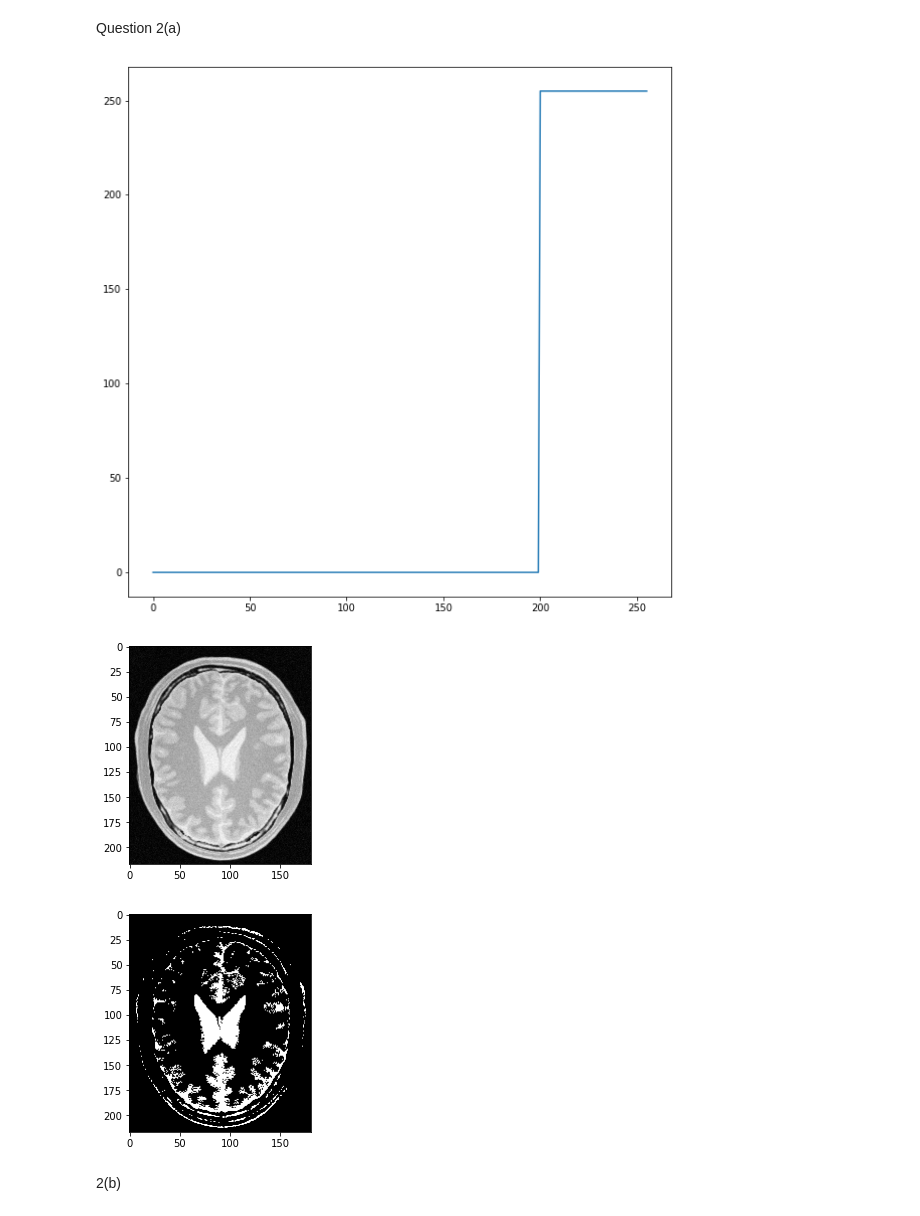
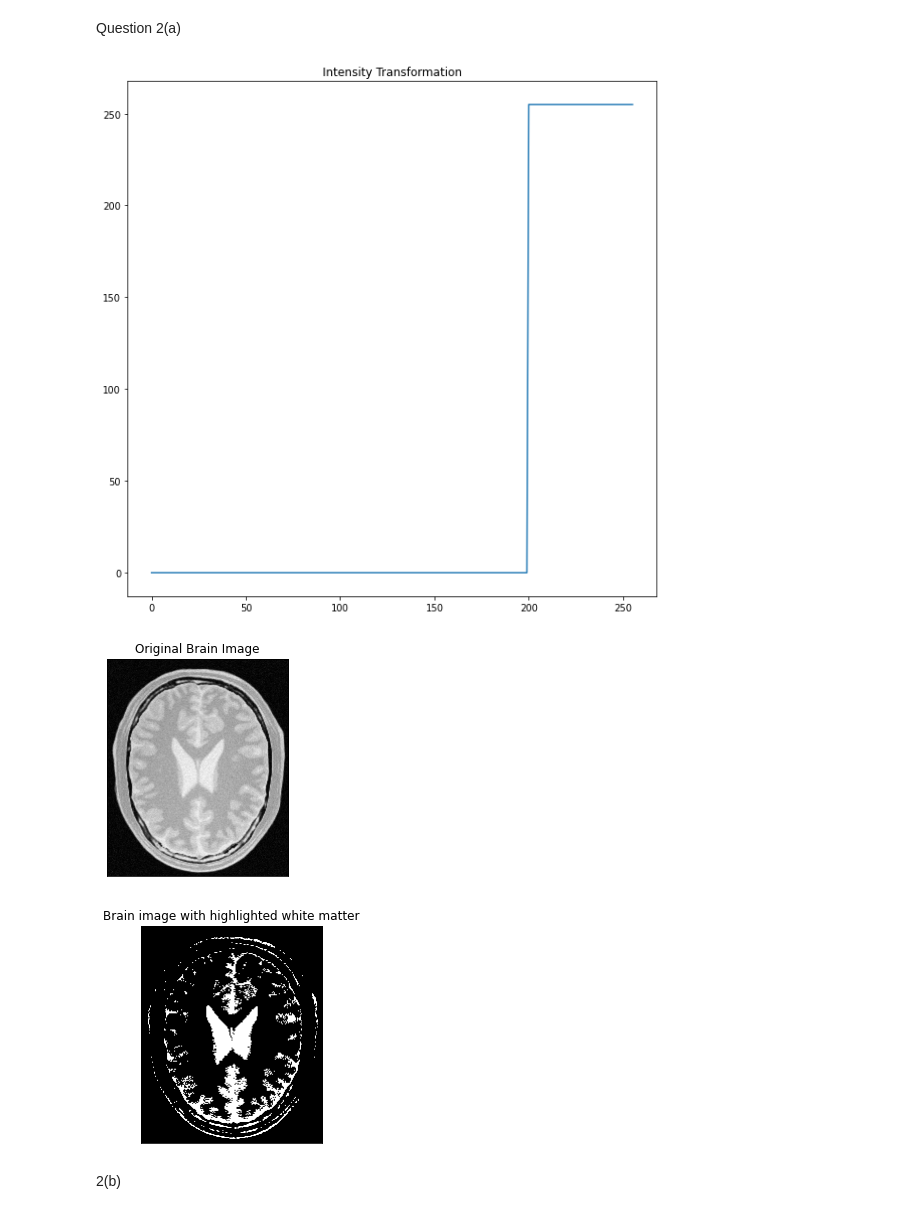
Before and after one commit to Dinuka-1999/Assignment, a Jupyter notebook: Assignment-1.ipynb, the cells around one changed output. Saved outputs shown, nothing was run; the diff lists cells and outputs as text; code cells hidden in the pictures.

```diff
--- a/Assignment-1.ipynb
+++ b/Assignment-1.ipynb
@@ -37,22 +42,27 @@ Question 2(a)
 # %%
 brain_img=cv.imread('brain_proton_density_slice.png',cv.IMREAD_GRAYSCALE)
 assert brain_img is not None
 t1=np.array([0 for r in range(0,200)])
 t2=np.array([255 for r in range(200,256)])
 t=np.concatenate((t1,t2),axis=0)
 assert len(t)==256
 fig,ax=plt.subplots(figsize=(10,10))
 ax.plot(t)
+ax.set_title("Intensity Transformation")
 plt.show()
 new_brain_img=cv.LUT(brain_img,t)
-plt.imshow(brain_img,cmap='gray')
+plt.imshow(brain_img,cmap='gray',vmin=0,vmax=255)
+plt.title("Original Brain Image")
+plt.xticks([]),plt.yticks([])
 plt.show()
-plt.imshow(new_brain_img,cmap='gray')
+plt.imshow(new_brain_img,cmap='gray',vmin=0,vmax=255)
+plt.xticks([]),plt.yticks([])
+plt.title("Brain image with highlighted white matter")
 plt.show()
 # %% [output]
-[figure, old version]
+[figure, new version]
-[figure, old version]
+[figure, new version]
-[figure, old version]
+[figure, new version]
 # %% [markdown]
 2(b)
 # %%
```
Also changed, not shown: parts of 6 cells of this notebook.
